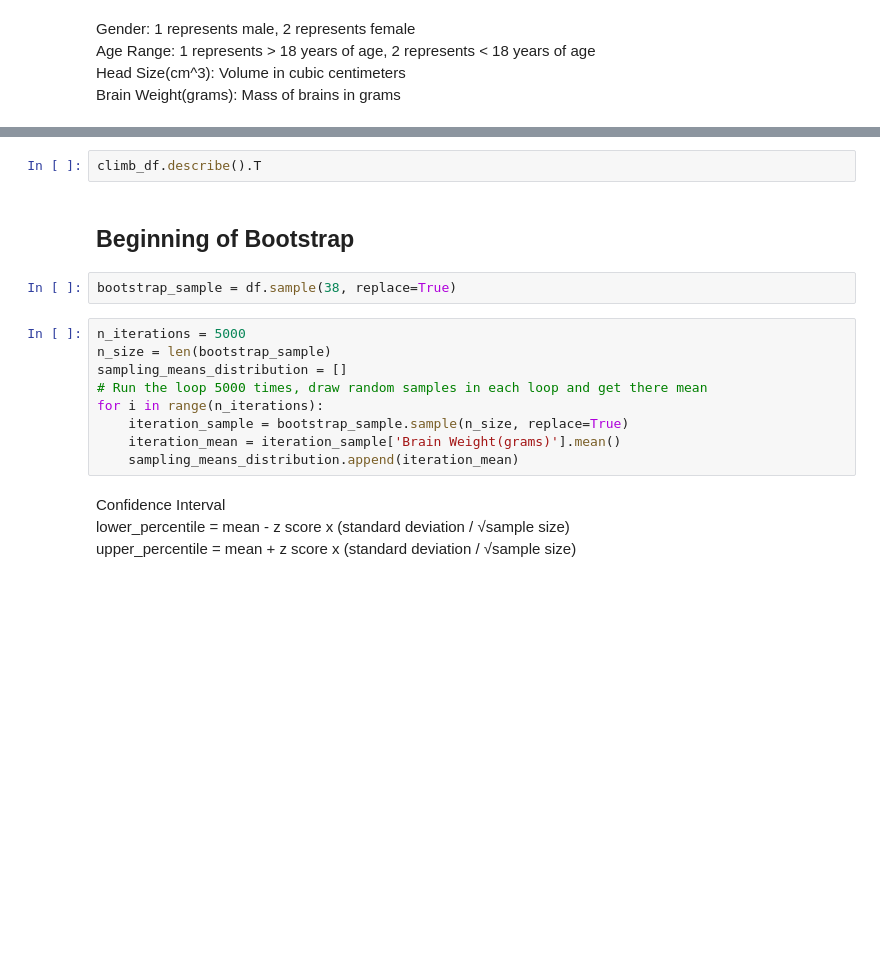
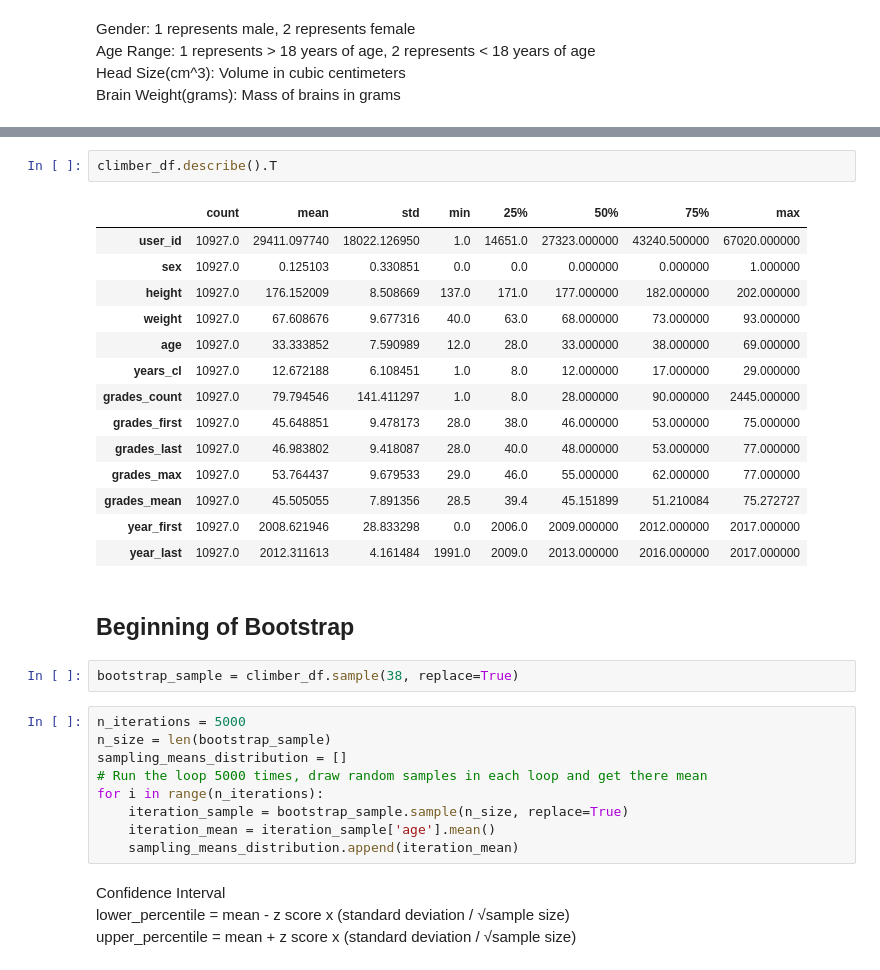
Before and after one commit to ml3ngineer/sampling_with_replacement, a Jupyter notebook: bootstrap/example.ipynb, the cells around one changed output, grey strips where cells are left out. Saved outputs shown, nothing was run; the diff lists cells and outputs as text; blank space fills up the shorter version.

```diff
--- a/bootstrap/example.ipynb
+++ b/bootstrap/example.ipynb
@@ -33,9 +66,24 @@ sns.scatterplot(data=climb_df, x='age', y='grades_last', hue='sex')
 # %%
-climb_df.describe().T
+climber_df.describe().T
+# %% [output]
+|  | count | mean | std | min | 25% | 50% | 75% | max |
+| user_id | 10927.0 | 29411.097740 | 18022.126950 | 1.0 | 14651.0 | 27323.000000 | 43240.500000 | 67020.000000 |
+| sex | 10927.0 | 0.125103 | 0.330851 | 0.0 | 0.0 | 0.000000 | 0.000000 | 1.000000 |
+| height | 10927.0 | 176.152009 | 8.508669 | 137.0 | 171.0 | 177.000000 | 182.000000 | 202.000000 |
+| weight | 10927.0 | 67.608676 | 9.677316 | 40.0 | 63.0 | 68.000000 | 73.000000 | 93.000000 |
+| age | 10927.0 | 33.333852 | 7.590989 | 12.0 | 28.0 | 33.000000 | 38.000000 | 69.000000 |
+| years_cl | 10927.0 | 12.672188 | 6.108451 | 1.0 | 8.0 | 12.000000 | 17.000000 | 29.000000 |
+| grades_count | 10927.0 | 79.794546 | 141.411297 | 1.0 | 8.0 | 28.000000 | 90.000000 | 2445.000000 |
+| grades_first | 10927.0 | 45.648851 | 9.478173 | 28.0 | 38.0 | 46.000000 | 53.000000 | 75.000000 |
+| grades_last | 10927.0 | 46.983802 | 9.418087 | 28.0 | 40.0 | 48.000000 | 53.000000 | 77.000000 |
+| grades_max | 10927.0 | 53.764437 | 9.679533 | 29.0 | 46.0 | 55.000000 | 62.000000 | 77.000000 |
+| grades_mean | 10927.0 | 45.505055 | 7.891356 | 28.5 | 39.4 | 45.151899 | 51.210084 | 75.272727 |
+| year_first | 10927.0 | 2008.621946 | 28.833298 | 0.0 | 2006.0 | 2009.000000 | 2012.000000 | 2017.000000 |
+| year_last | 10927.0 | 2012.311613 | 4.161484 | 1991.0 | 2009.0 | 2013.000000 | 2016.000000 | 2017.000000 |
 # %% [markdown]
 ## Beginning of Bootstrap
 # %%
-bootstrap_sample = df.sample(38, replace=True)
+bootstrap_sample = climber_df.sample(38, replace=True)
 # %%
 n_iterations = 5000
 n_size = len(bootstrap_sample)
@@ -43,7 +91,7 @@ sampling_means_distribution = []
 # Run the loop 5000 times, draw random samples in each loop and get there mean
 for i in range(n_iterations):
     iteration_sample = bootstrap_sample.sample(n_size, replace=True)
-    iteration_mean = iteration_sample['Brain Weight(grams)'].mean()
+    iteration_mean = iteration_sample['age'].mean()
     sampling_means_distribution.append(iteration_mean)
 # %% [markdown]
 Confidence Interval
```
Also changed, not shown: parts of 10 cells of this notebook.
